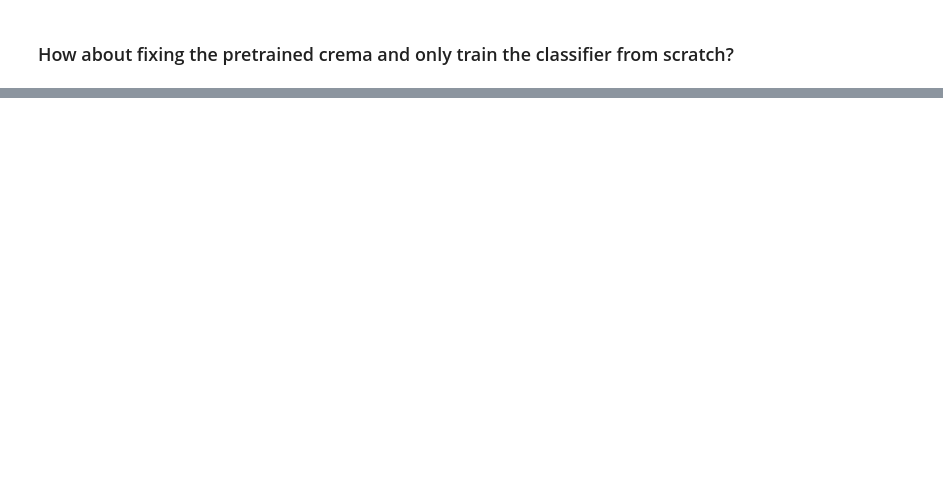
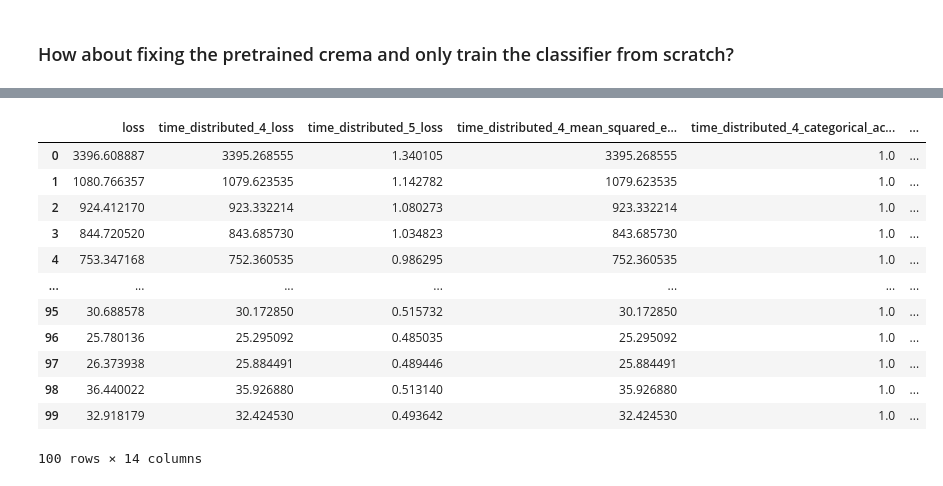
Before and after one commit to sivannavis/Neuro_Harmonilizer, a Jupyter notebook: Notebook/demo.ipynb, the cells around one changed output, grey strips where cells are left out. Cells and saved outputs as stored; diff of their text form; code cells hidden in the pictures; blank space fills up the shorter version.

```diff
--- a/Notebook/demo.ipynb
+++ b/Notebook/demo.ipynb
@@ -245,0 +301,20 @@ print(scores2)
+# %%
+output_dir = "train_02"
+with open(f'./models/history_{output_dir}', 'rb') as file_pi:
+    history = pickle.load(file_pi)
+history = pd.DataFrame.from_dict(history)
+history
+# %% [output]
+|  | loss | time_distributed_4_loss | time_distributed_5_loss | time_distributed_4_mean_squared_e... | time_distributed_4_categorical_ac... | ... |
+| 0 | 3396.608887 | 3395.268555 | 1.340105 | 3395.268555 | 1.0 | ... |
+| 1 | 1080.766357 | 1079.623535 | 1.142782 | 1079.623535 | 1.0 | ... |
+| 2 | 924.412170 | 923.332214 | 1.080273 | 923.332214 | 1.0 | ... |
+| 3 | 844.720520 | 843.685730 | 1.034823 | 843.685730 | 1.0 | ... |
+| 4 | 753.347168 | 752.360535 | 0.986295 | 752.360535 | 1.0 | ... |
+| ... | ... | ... | ... | ... | ... | ... |
+| 95 | 30.688578 | 30.172850 | 0.515732 | 30.172850 | 1.0 | ... |
+| 96 | 25.780136 | 25.295092 | 0.485035 | 25.295092 | 1.0 | ... |
+| 97 | 26.373938 | 25.884491 | 0.489446 | 25.884491 | 1.0 | ... |
+| 98 | 36.440022 | 35.926880 | 0.513140 | 35.926880 | 1.0 | ... |
+| 99 | 32.918179 | 32.424530 | 0.493642 | 32.424530 | 1.0 | ... |
+100 rows × 14 columns
```
Also changed, not shown: parts of 12 cells of this notebook, 8 other files.
